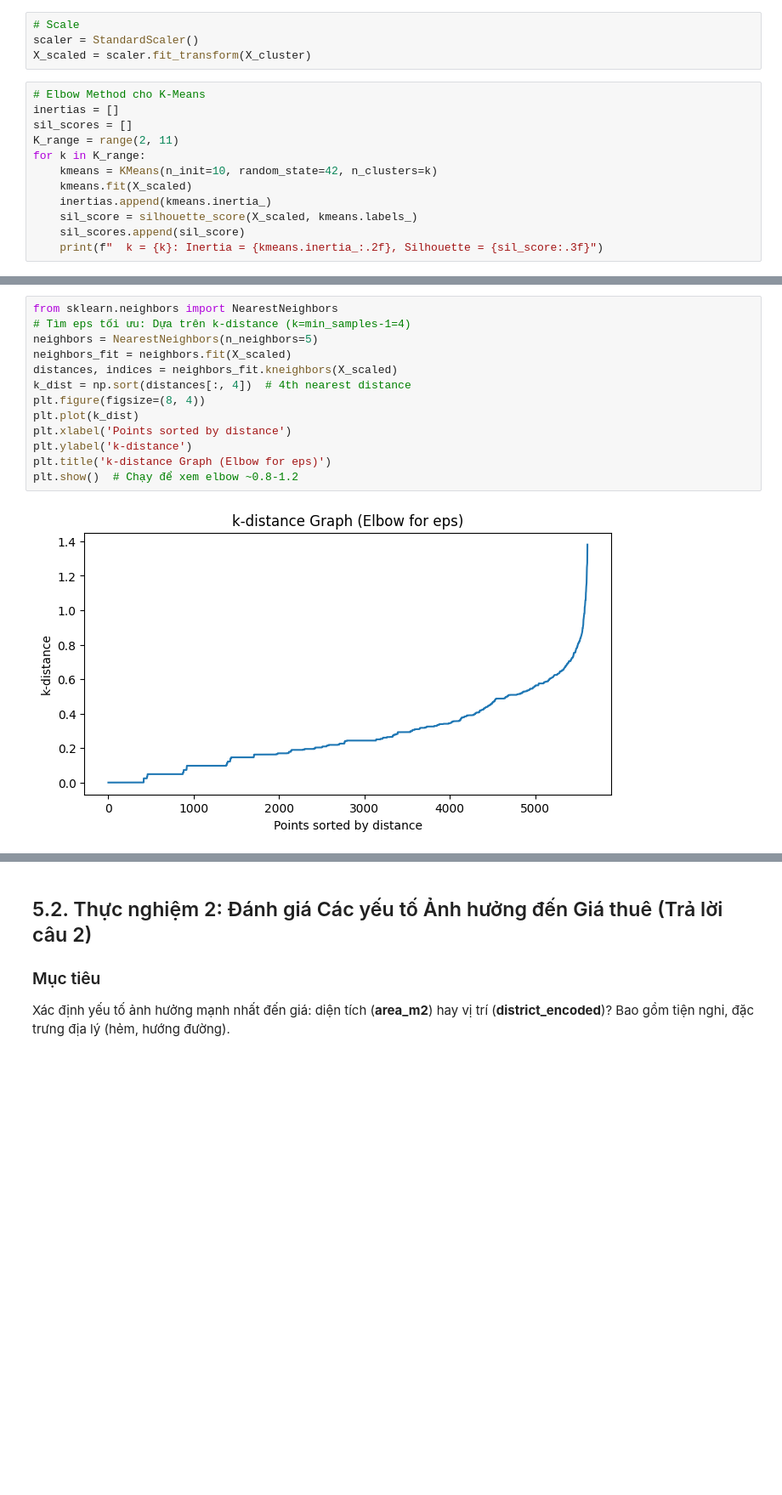
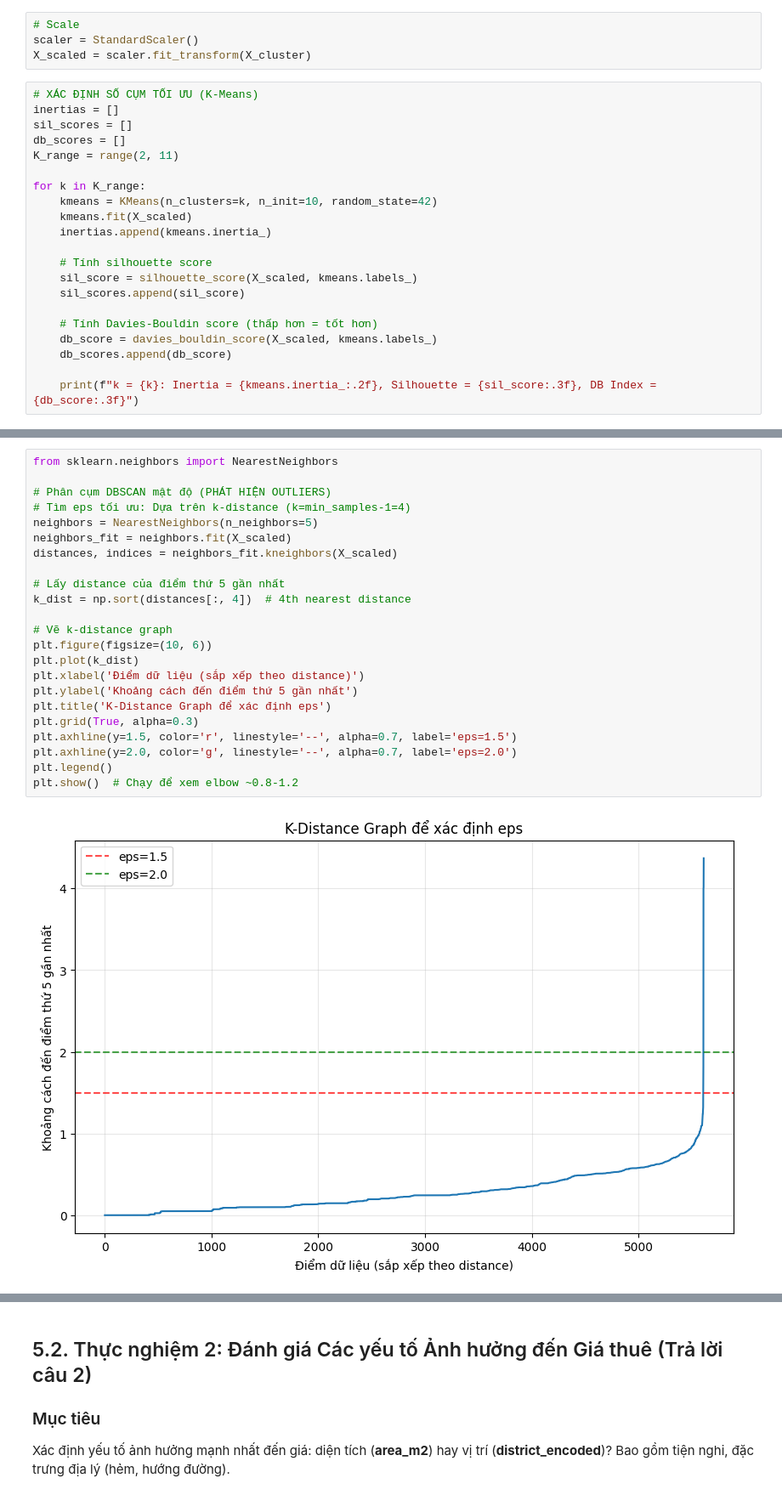
Before and after one commit to nguyenmaivy/DataAnalysis-PTDL, a Jupyter notebook: DE-TAI-CUOI-KHOA/DeTai_NopL2_Nhom7_NguyenHoangMaiVy_3122410490/house-vietnam-eda.ipynb, the cells around one changed output, grey strips where cells are left out. Shown at 85% size. Saved outputs shown, nothing was run; the diff lists cells and outputs as text; blank space fills up the shorter version.

```diff
--- a/DE-TAI-CUOI-KHOA/DeTai_NopL2_Nhom7_NguyenHoangMaiVy_3122410490/house-vietnam-eda.ipynb
+++ b/DE-TAI-CUOI-KHOA/DeTai_NopL2_Nhom7_NguyenHoangMaiVy_3122410490/house-vietnam-eda.ipynb
@@ -1446,15 +1747,24 @@ Số dòng còn lại: 5612
 scaler = StandardScaler()
 X_scaled = scaler.fit_transform(X_cluster)
 # %%
-# Elbow Method cho K-Means
+# XÁC ĐỊNH SỐ CỤM TỐI ƯU (K-Means)
 inertias = []
 sil_scores = []
+db_scores = []
 K_range = range(2, 11)
+
 for k in K_range:
-    kmeans = KMeans(n_init=10, random_state=42, n_clusters=k)
+    kmeans = KMeans(n_clusters=k, n_init=10, random_state=42)
     kmeans.fit(X_scaled)
     inertias.append(kmeans.inertia_)
+
+    # Tính silhouette score
     sil_score = silhouette_score(X_scaled, kmeans.labels_)
     sil_scores.append(sil_score)
-    print(f"  k = {k}: Inertia = {kmeans.inertia_:.2f}, Silhouette = {sil_score:.3f}")
+
+    # Tính Davies-Bouldin score (thấp hơn = tốt hơn)
+    db_score = davies_bouldin_score(X_scaled, kmeans.labels_)
+    db_scores.append(db_score)
+
+    print(f"k = {k}: Inertia = {kmeans.inertia_:.2f}, Silhouette = {sil_score:.3f}, DB Index = {db_score:.3f}")
 # %% [output]
@@ -1645,16 +1990,26 @@ Khoảng cách trung bình đến trung tâm theo feature (yếu tố ảnh hư
 # %%
 from sklearn.neighbors import NearestNeighbors
+
+# Phân cụm DBSCAN mật độ (PHÁT HIỆN OUTLIERS)
 # Tìm eps tối ưu: Dựa trên k-distance (k=min_samples-1=4)
 neighbors = NearestNeighbors(n_neighbors=5)
 neighbors_fit = neighbors.fit(X_scaled)
 distances, indices = neighbors_fit.kneighbors(X_scaled)
+
+# Lấy distance của điểm thứ 5 gần nhất
 k_dist = np.sort(distances[:, 4])  # 4th nearest distance
-plt.figure(figsize=(8, 4))
+
+# Vẽ k-distance graph
+plt.figure(figsize=(10, 6))
 plt.plot(k_dist)
-plt.xlabel('Points sorted by distance')
-plt.ylabel('k-distance')
-plt.title('k-distance Graph (Elbow for eps)')
+plt.xlabel('Điểm dữ liệu (sắp xếp theo distance)')
+plt.ylabel('Khoảng cách đến điểm thứ 5 gần nhất')
+plt.title('K-Distance Graph để xác định eps')
+plt.grid(True, alpha=0.3)
+plt.axhline(y=1.5, color='r', linestyle='--', alpha=0.7, label='eps=1.5')
+plt.axhline(y=2.0, color='g', linestyle='--', alpha=0.7, label='eps=2.0')
+plt.legend()
 plt.show()  # Chạy để xem elbow ~0.8-1.2
 # %% [output]
-[figure, old version]
+[figure, new version]
 # %%
```
Also changed, not shown: parts of 65 cells of this notebook.
